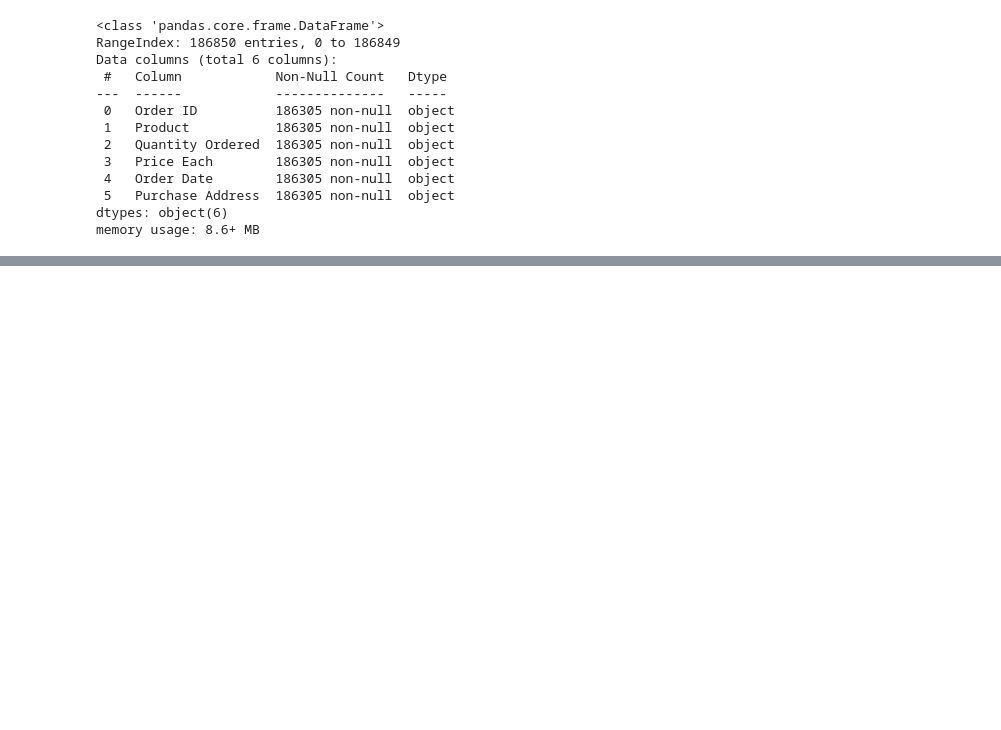
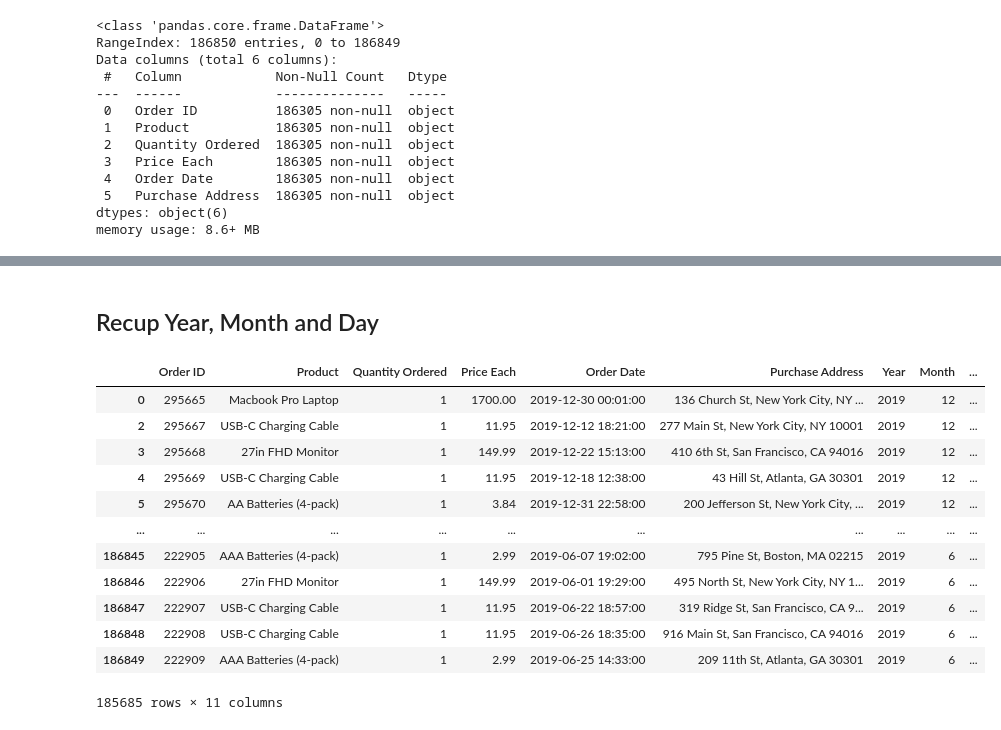
Before and after one commit to delidji88/Data-Analyst-Project, a Jupyter notebook: 2. Sales/sales.ipynb, the cells around one changed output, grey strips where cells are left out. Cells and saved outputs as stored; diff of their text form; code cells hidden in the pictures; blank space fills up the shorter version.

```diff
--- a/2. Sales/sales.ipynb
+++ b/2. Sales/sales.ipynb
@@ -74,0 +85,3 @@ memory usage: 8.6+ MB
+# %%
+# Remove nan
+df.dropna(how="all", inplace=True)
@@ -74,0 +113,3 @@ memory usage: 8.6+ MB
+# %%
+# Drop dupplicates
+df.drop_duplicates(inplace = True)
@@ -74,0 +143,3 @@ memory usage: 8.6+ MB
+# %%
+# Drop ligne 254
+df.drop([254,1], inplace=True)
@@ -74,0 +199,24 @@ memory usage: 8.6+ MB
+# %% [markdown]
+## Recup Year, Month and Day
+# %%
+# Recup Year, Month and Day
+df["Year"] = df["Order Date"].dt.year
+df["Month"] = df["Order Date"].dt.month
+df["Day"] = df["Order Date"].dt.day
+df["Hour"] = df["Order Date"].dt.hour
+df["Minute"] = df["Order Date"].dt.minute
+df
+# %% [output]
+|  | Order ID | Product | Quantity Ordered | Price Each | Order Date | Purchase Address | Year | Month | ... |
+| 0 | 295665 | Macbook Pro Laptop | 1 | 1700.00 | 2019-12-30 00:01:00 | 136 Church St, New York City, NY ... | 2019 | 12 | ... |
+| 2 | 295667 | USB-C Charging Cable | 1 | 11.95 | 2019-12-12 18:21:00 | 277 Main St, New York City, NY 10001 | 2019 | 12 | ... |
+| 3 | 295668 | 27in FHD Monitor | 1 | 149.99 | 2019-12-22 15:13:00 | 410 6th St, San Francisco, CA 94016 | 2019 | 12 | ... |
+| 4 | 295669 | USB-C Charging Cable | 1 | 11.95 | 2019-12-18 12:38:00 | 43 Hill St, Atlanta, GA 30301 | 2019 | 12 | ... |
+| 5 | 295670 | AA Batteries (4-pack) | 1 | 3.84 | 2019-12-31 22:58:00 | 200 Jefferson St, New York City, ... | 2019 | 12 | ... |
+| ... | ... | ... | ... | ... | ... | ... | ... | ... | ... |
+| 186845 | 222905 | AAA Batteries (4-pack) | 1 | 2.99 | 2019-06-07 19:02:00 | 795 Pine St, Boston, MA 02215 | 2019 | 6 | ... |
+| 186846 | 222906 | 27in FHD Monitor | 1 | 149.99 | 2019-06-01 19:29:00 | 495 North St, New York City, NY 1... | 2019 | 6 | ... |
+| 186847 | 222907 | USB-C Charging Cable | 1 | 11.95 | 2019-06-22 18:57:00 | 319 Ridge St, San Francisco, CA 9... | 2019 | 6 | ... |
+| 186848 | 222908 | USB-C Charging Cable | 1 | 11.95 | 2019-06-26 18:35:00 | 916 Main St, San Francisco, CA 94016 | 2019 | 6 | ... |
+| 186849 | 222909 | AAA Batteries (4-pack) | 1 | 2.99 | 2019-06-25 14:33:00 | 209 11th St, Atlanta, GA 30301 | 2019 | 6 | ... |
+185685 rows × 11 columns
```
Also changed, not shown: parts of 23 cells of this notebook, 4 other files.
